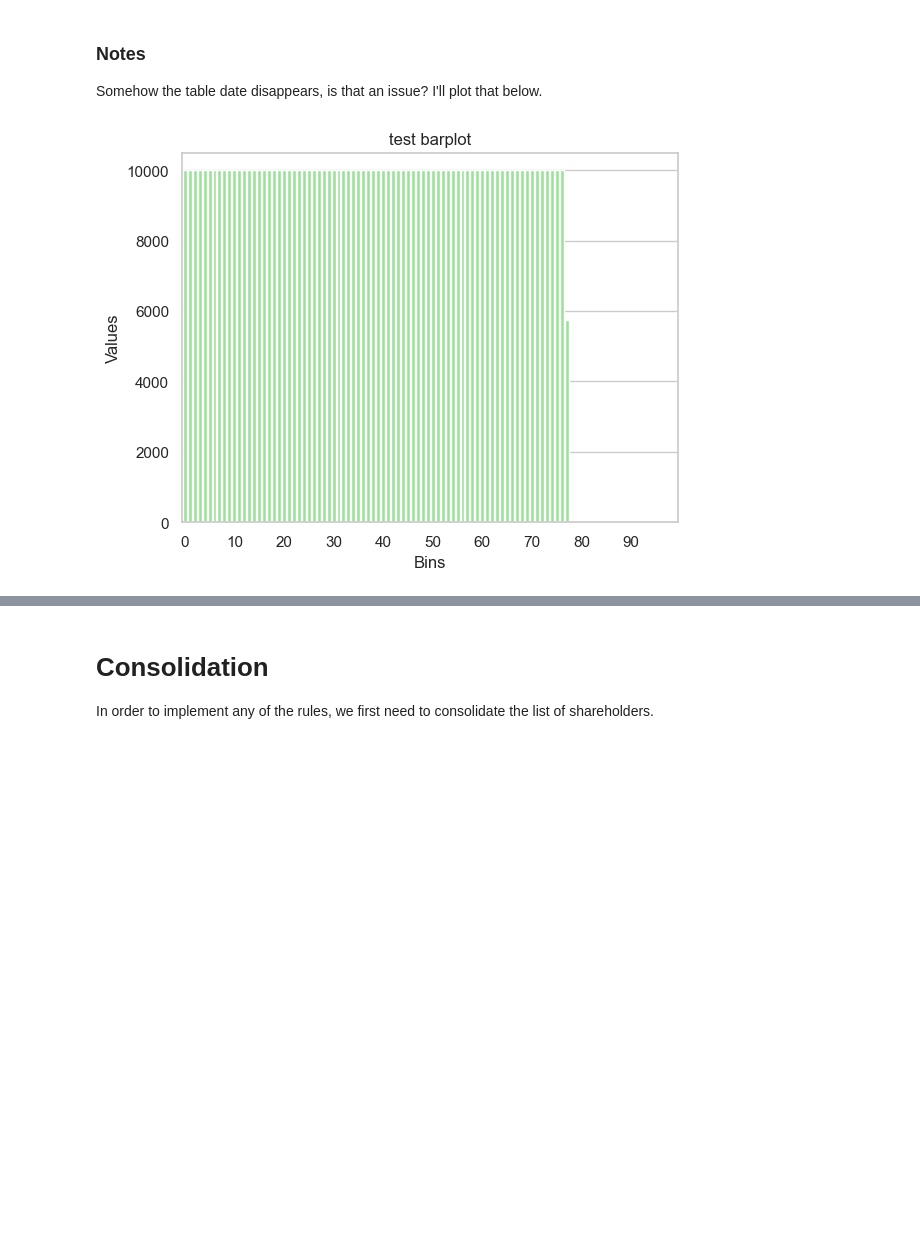
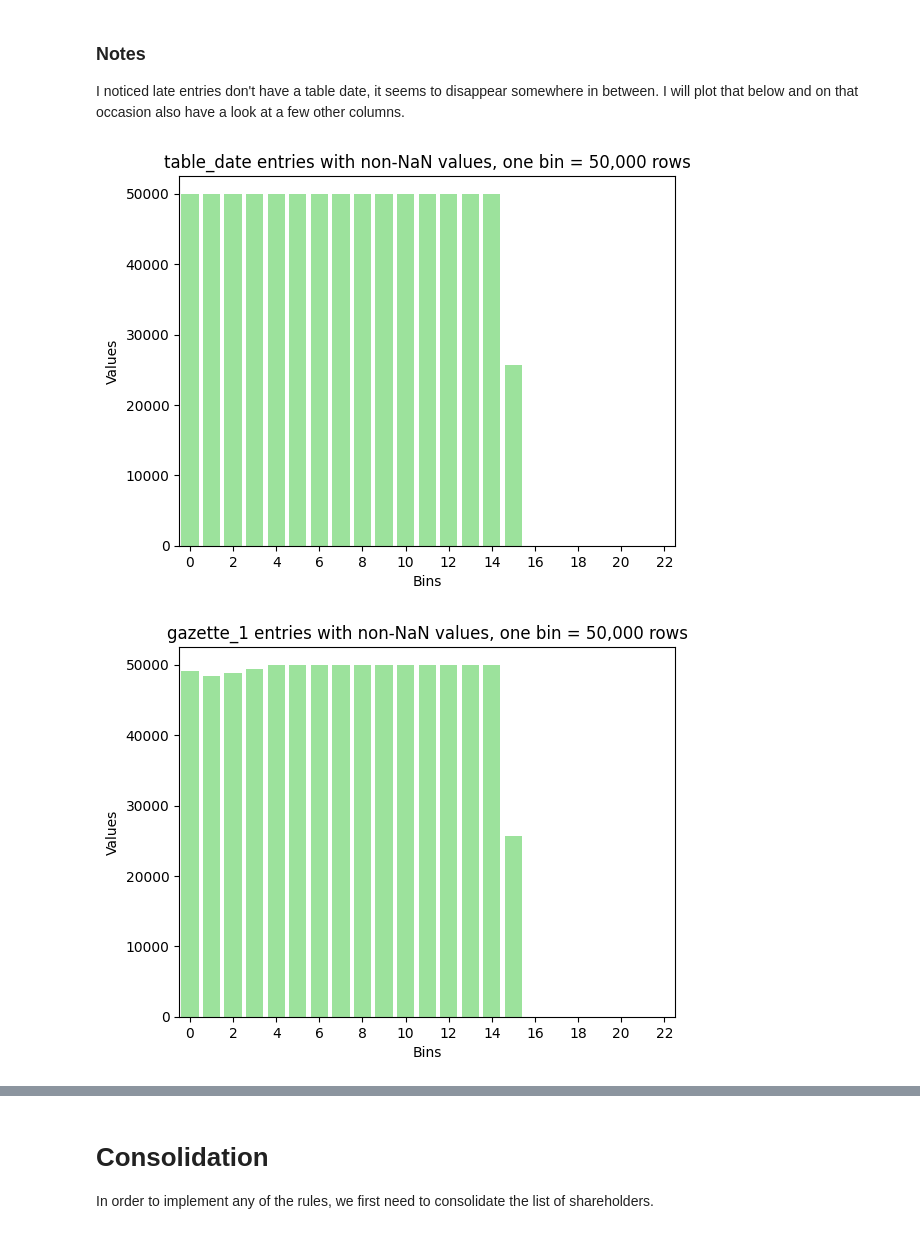
Before and after one commit to KensingtonOscupant/germanyinc-shareholders, a Jupyter notebook: src/coarse_exploration.ipynb, the cells around one changed output, grey strips where cells are left out. Drawn from its saved outputs; the diff is of its cells as text; code cells hidden in the pictures; blank space fills up the shorter version.

Commit message:
added a few more plots

```diff
--- a/src/coarse_exploration.ipynb
+++ b/src/coarse_exploration.ipynb
@@ -16,41 +16,48 @@ df.head()
 | 2 | 3 | A.S. Création Tapeten Aktiengesel... | Gummersbach | NaN | Schneider, Franz Jürgen | NaN | 33.10 | ... |
 | 3 | 4 | A.S. Création Tapeten Aktiengesel... | Gummersbach | NaN | 3i Group plc | NaN | 23.34 | ... |
 | 4 | 5 | A.S. Création Tapeten Aktiengesel... | Gummersbach | NaN | 3i Deutschland Gesellschaft für I... | NaN | 23.34 | ... |
-# %% [markdown]
-### Notes
-
-Somehow the table date disappears, is that an issue? I'll plot that below.
+# %% [markdown]
+### Notes
+
+I noticed late entries don't have a table date, it seems to disappear somewhere in between. I will plot that below and on that occasion also have a look at a few other columns.
 # %%
-# Assuming your data is stored in a DataFrame called 'df'
-bins = [df.index[i:i+10000] for i in range(0,len(df),10000)]
+# Create bins, i.e. slices of the DataFrame, that each contain 50,000 rows
 
-# Create an empty list to store the counts
-counts = []
+def plot_nan_values(column):
+    bins = [df.index[i:i+50000] for i in range(0,len(df),50000)]
 
-for bin in bins:
-    # Slice the DataFrame for each bin
-    df_bin = df.iloc[bin]
-    # Count the number of non-NaN values in the "table_date" column
-    count = df_bin['table_date'].count()
-    # Append the count to the list
-    counts.append(count)
+    # Create an empty list to store the counts of non-NaN values in the "table_date" column
+    counts = []
 
-# Print the counts for each bin
-#print(counts)
+    for bin in bins:
+        # Slice the DataFrame for each bin
+        df_bin = df.iloc[bin]
+        # Count the number of non-NaN values in the "table_date" column
+        count = df_bin[column].count()
+        # Append the count to the list
+        counts.append(count)
 
-data = {'Bins': list(range(0, 110)), 'Values': counts[:110]}
-plot_df = pd.DataFrame(data)
+    # Print the counts for each bin
+    #print(counts)
 
-sns.barplot(x='Bins', y='Values', data=plot_df, color='lightgreen')
+    data = {'Bins': list(range(0, len(counts))), 'Values': counts}
+    plot_df = pd.DataFrame(data)
 
-plt.xticks(np.arange(0, 100, 10))
+    sns.barplot(x='Bins', y='Values', data=plot_df, color='lightgreen')
 
-# Add labels and title
-plt.xlabel('Bins')
-plt.ylabel('Values')
-plt.title('test barplot')
+    plt.xticks(np.arange(0, len(counts), 2))
 
-# Show the plot
-plt.show()
+    # Add labels and title
+    plt.xlabel('Bins')
+    plt.ylabel('Values')
+    plt.title(str(column) + ' entries with non-NaN values, one bin = 50,000 rows')
+
+    # Show the plot
+    plt.show()
+
+plot_nan_values('table_date')
+plot_nan_values('gazette_1')
+plot_nan_values('gazette_2')
 # %% [output]
-[figure, old version]
+[figure, new version]
+[figure, added]
```
Also changed, not shown: parts of 1 cell of this notebook.
